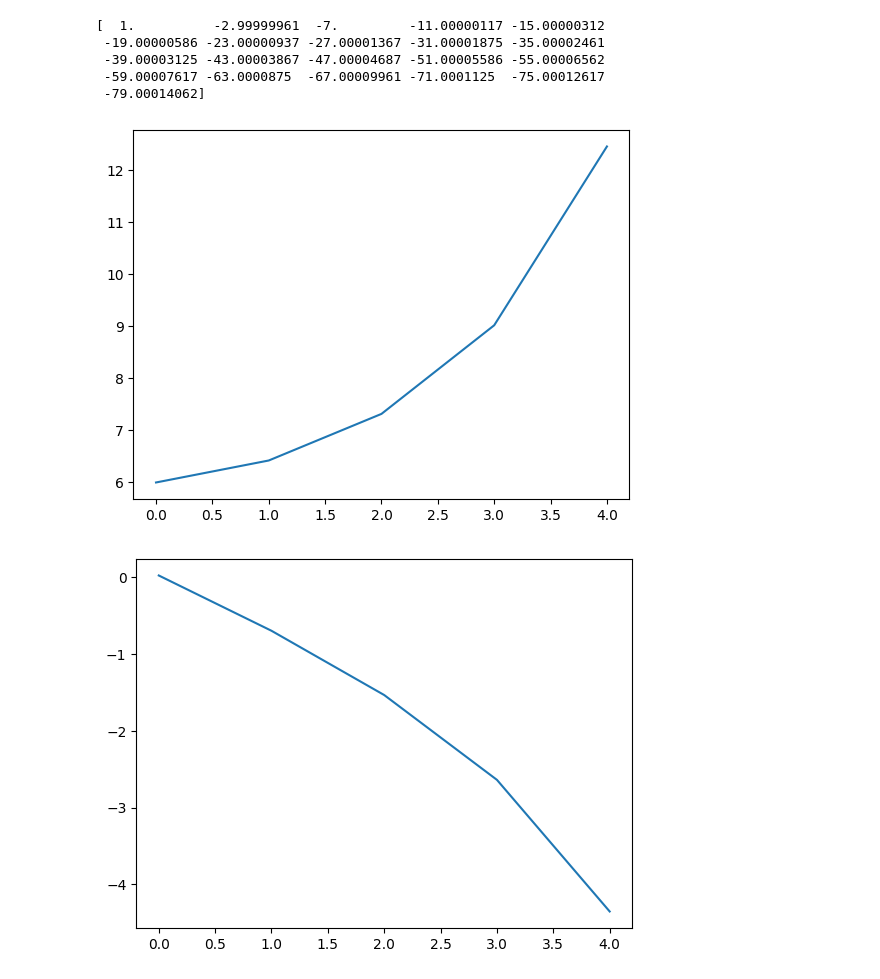
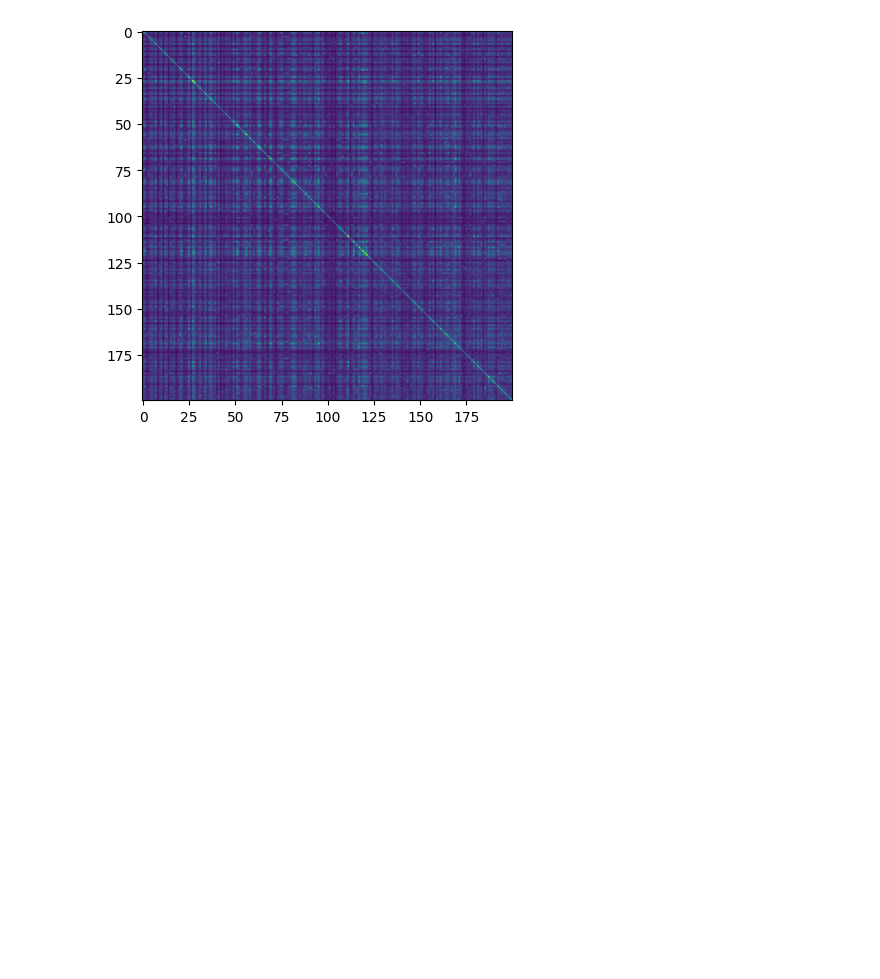
Before and after one commit to alessandrobreccia99/Infinite_width_Continual_Learning, a Jupyter notebook: NTK.ipynb, the cells around one changed output. Drawn from its saved outputs; the diff is of its cells as text; code cells hidden in the pictures; blank space fills up the shorter version.

```diff
--- a/NTK.ipynb
+++ b/NTK.ipynb
@@ -220,26 +0,0 @@ plt.show()
-# %%
-print(lam)
-# %% [output]
-[  1.          -2.99999961  -7.         -11.00000117 -15.00000312
- -19.00000586 -23.00000937 -27.00001367 -31.00001875 -35.00002461
- -39.00003125 -43.00003867 -47.00004687 -51.00005586 -55.00006562
- -59.00007617 -63.0000875  -67.00009961 -71.0001125  -75.00012617
- -79.00014062]
-# %%
-f = np.array([6])
-lam = np.array([0.02])
-eta = 0.08
-m= 16
-
-for i in range():
-
-    lam = np.append(lam, lam[-1] + eta*f[-1]**2/m*(eta*lam[-1] - 4 ) )
-    f = np.append(f, (1-eta*lam[-1] + eta**2*f[-1]**2/m )*f[-1] )
-
-plt.plot(f)
-plt.show()
-plt.plot(lam)
-plt.show()
-# %% [output]
-[figure, removed]
-[figure, removed]
@@ -245,0 +47,17 @@ plt.show()
+# %%
+init_fn, apply_fn, kernel_fn = stax.serial(
+    stax.Dense(128), stax.Relu(),
+    stax.Dense(128), stax.Relu(),
+    stax.Dense(10),
+)
+
+key1, key2 = random.split(random.PRNGKey(1))
+
+_, params = init_fn(key1, input_shape=X.shape)
+
+ntk = kernel_fn(X[:200], None, 'ntk')
+# %%
+plt.imshow(ntk.reshape((200,200)))
+plt.show()
+# %% [output]
+[figure, added]
```
Also changed, not shown: parts of 30 cells of this notebook, 23 other files.
